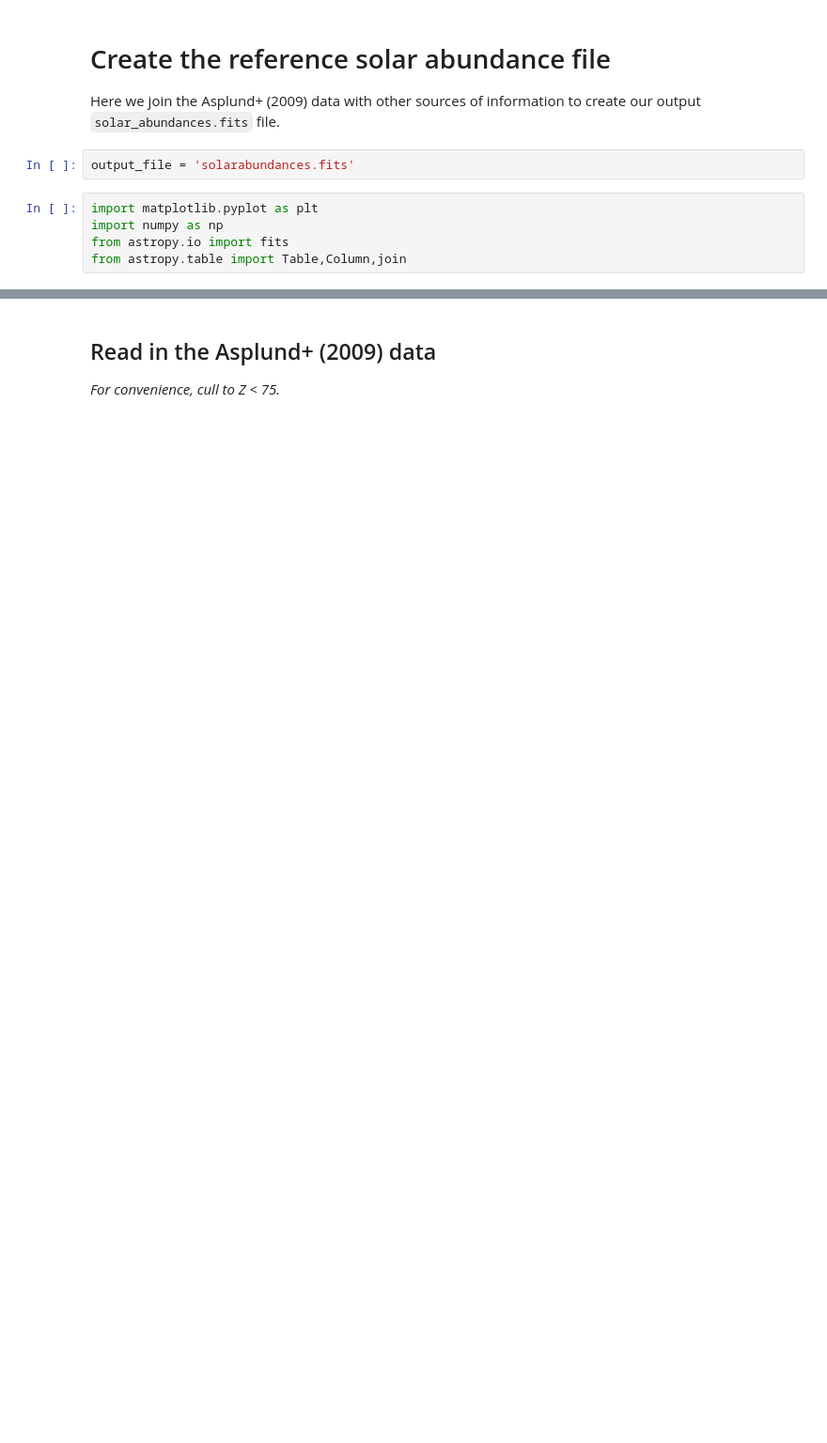
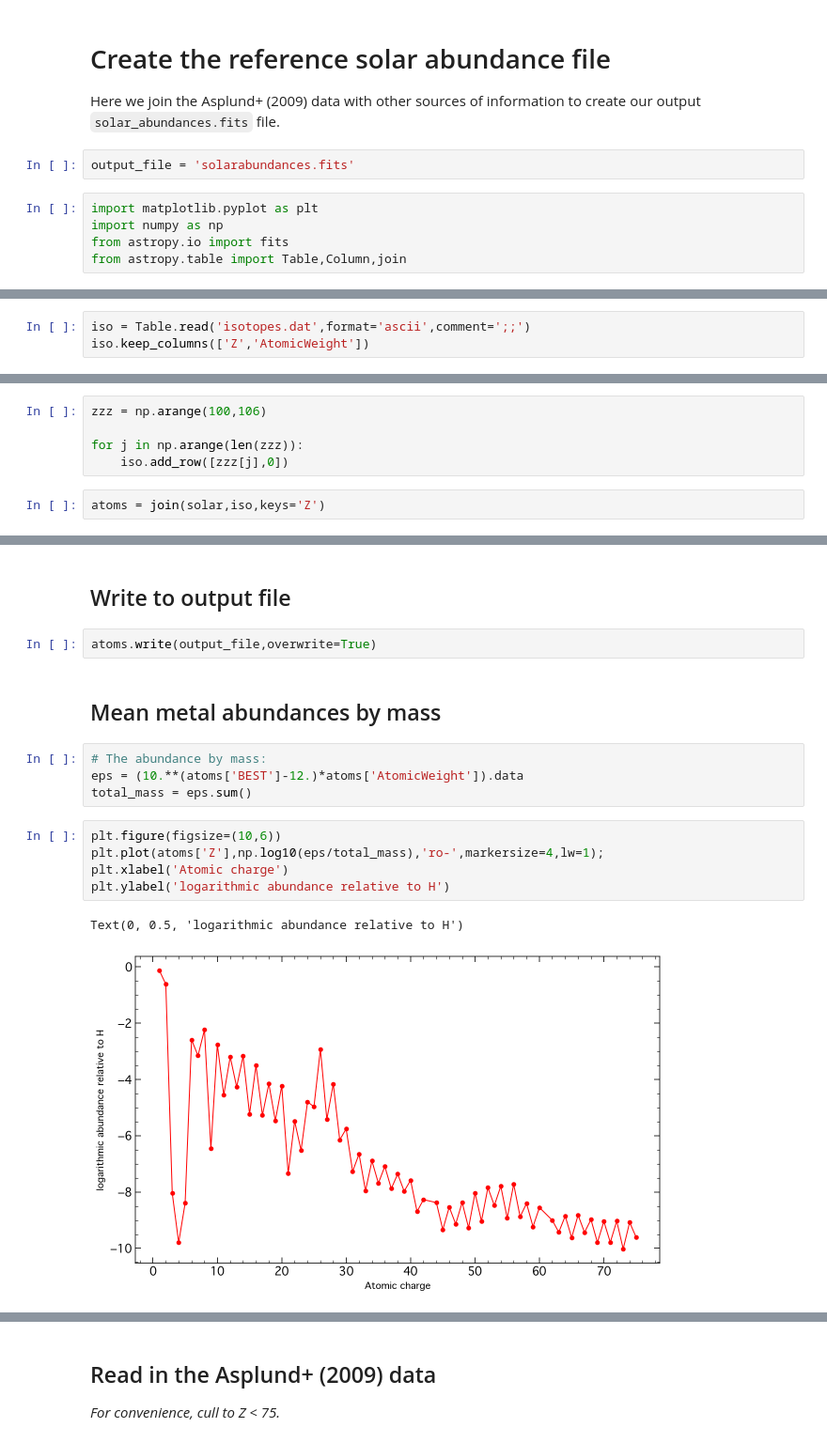
Before and after one commit to jchowk/pyND, a Jupyter notebook: pyND/analysis/data/make_solar_abundances.ipynb, the cells around one changed output, grey strips where cells are left out. Shown at 94% size. Cells and saved outputs as stored; diff of their text form; blank space fills up the shorter version.

```diff
--- a/pyND/analysis/data/make_solar_abundances.ipynb
+++ b/pyND/analysis/data/make_solar_abundances.ipynb
@@ -11,0 +25,3 @@ from astropy.table import Table,Column,join
+# %%
+iso = Table.read('isotopes.dat',format='ascii',comment=';;')
+iso.keep_columns(['Z','AtomicWeight'])
@@ -11,0 +30,7 @@ from astropy.table import Table,Column,join
+# %%
+zzz = np.arange(100,106)
+
+for j in np.arange(len(zzz)):
+    iso.add_row([zzz[j],0])
+# %%
+atoms = join(solar,iso,keys='Z')
@@ -11,0 +61,18 @@ from astropy.table import Table,Column,join
+# %% [markdown]
+## Write to output file
+# %%
+atoms.write(output_file,overwrite=True)
+# %% [markdown]
+## Mean metal abundances by mass
+# %%
+# The abundance by mass:
+eps = (10.**(atoms['BEST']-12.)*atoms['AtomicWeight']).data
+total_mass = eps.sum()
+# %%
+plt.figure(figsize=(10,6))
+plt.plot(atoms['Z'],np.log10(eps/total_mass),'ro-',markersize=4,lw=1);
+plt.xlabel('Atomic charge')
+plt.ylabel('logarithmic abundance relative to H')
+# %% [output]
+Text(0, 0.5, 'logarithmic abundance relative to H')
+[figure, added]
```
Also changed, not shown: parts of 18 cells of this notebook, 7 other files.
